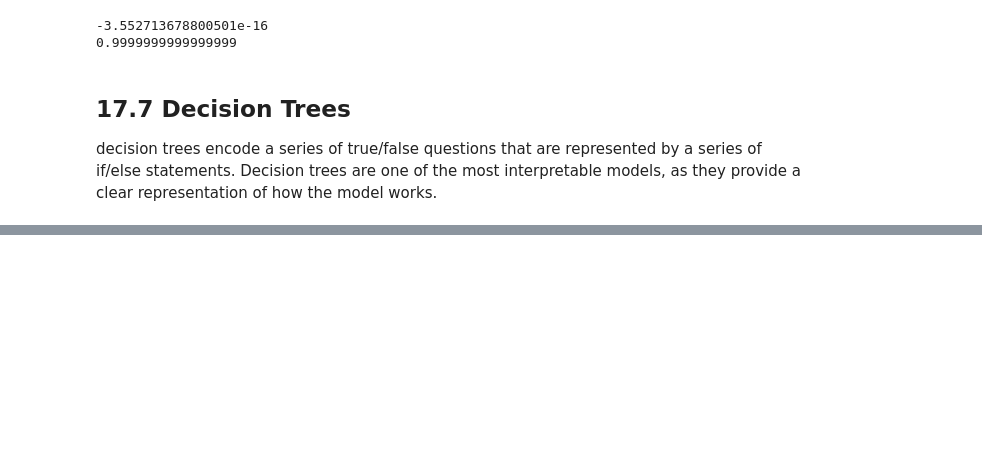
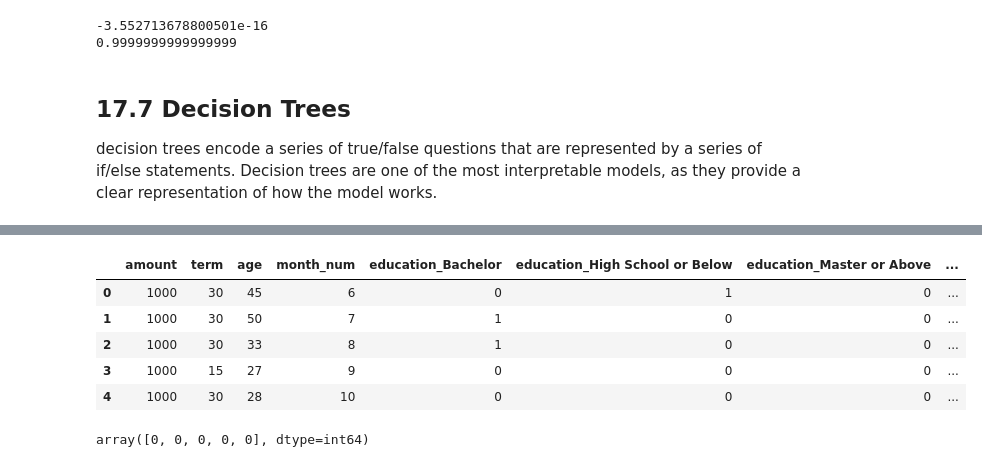
Before and after one commit to sbaik97/Supervised_Machine_Learning, a Jupyter notebook: Practice/17 Supervised ML practice.ipynb, the cells around one changed output, grey strips where cells are left out. Cells and saved outputs as stored; diff of their text form; code cells hidden in the pictures; blank space fills up the shorter version.

```diff
--- a/Practice/17 Supervised ML practice.ipynb
+++ b/Practice/17 Supervised ML practice.ipynb
@@ -733,0 +894,5 @@ decision trees encode a series of true/false questions that are represented by a
+# %%
+# Loading data
+file_path = Path("resources/loans_data_encoded.csv")
+df_loans = pd.read_csv(file_path)
+df_loans.head()
@@ -733,0 +906,23 @@ decision trees encode a series of true/false questions that are represented by a
+# %%
+# Preprocess the Data
+# preprocessing steps for the loan applications' encoded data
+# so that we can fit our training and testing sets with the random forest model
+# Define the features set.
+X = df_loans.copy()
+X = X.drop("bad", axis=1)
+X.head()
+# %% [output]
+|  | amount | term | age | month_num | education_Bachelor | education_High School or Below | education_Master or Above | ... |
+| 0 | 1000 | 30 | 45 | 6 | 0 | 1 | 0 | ... |
+| 1 | 1000 | 30 | 50 | 7 | 1 | 0 | 0 | ... |
+| 2 | 1000 | 30 | 33 | 8 | 1 | 0 | 0 | ... |
+| 3 | 1000 | 15 | 27 | 9 | 0 | 0 | 0 | ... |
+| 4 | 1000 | 30 | 28 | 10 | 0 | 0 | 0 | ... |
+# %%
+# define the target set using the  ravel() method, which performs the same
+# procedure on our target set data as the values attribute.
+# Define the target set.
+y = df_loans["bad"].ravel()
+y[:5]
+# %% [output]
+array([0, 0, 0, 0, 0], dtype=int64)
```
Also changed, not shown: parts of 71 cells of this notebook, 21 other files.
